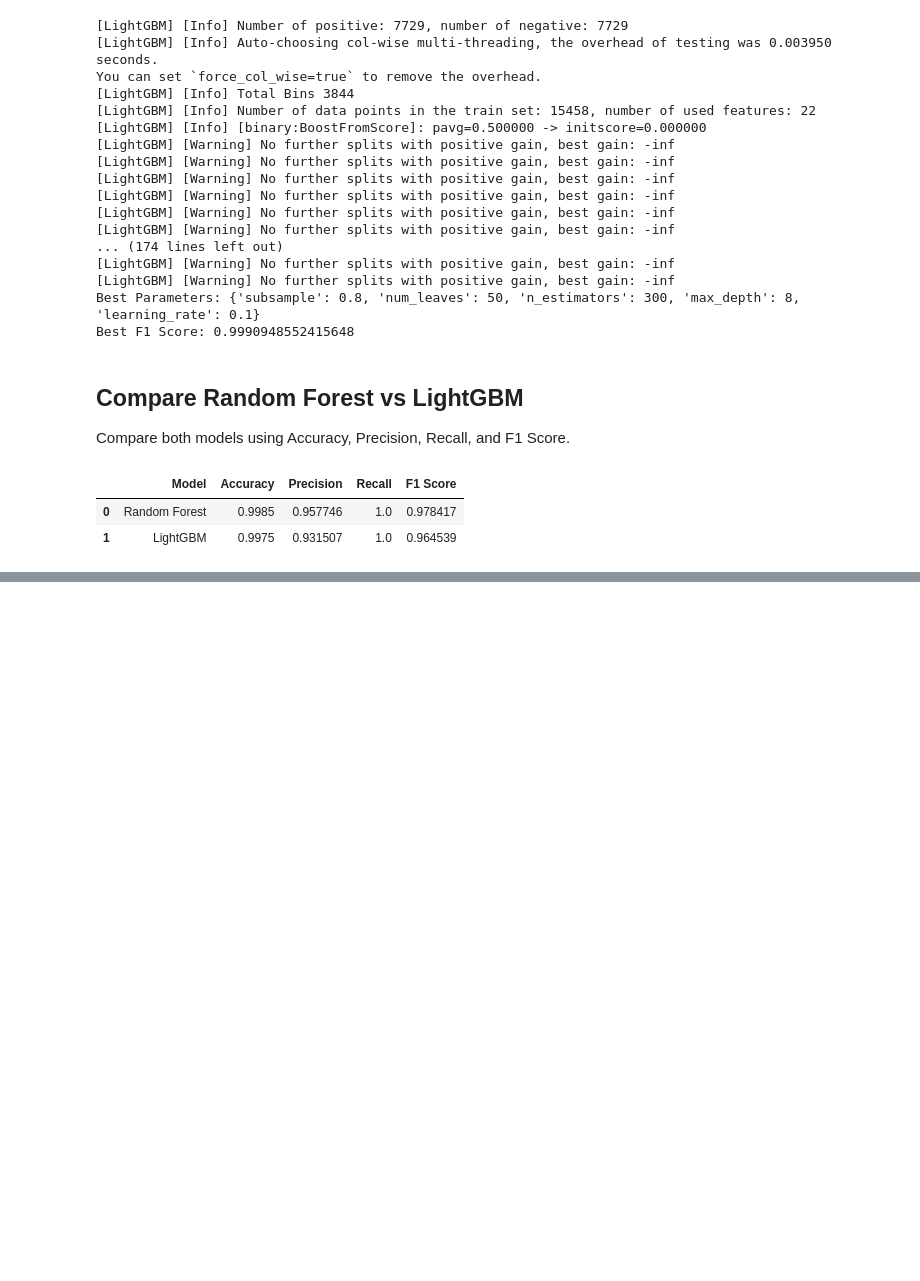
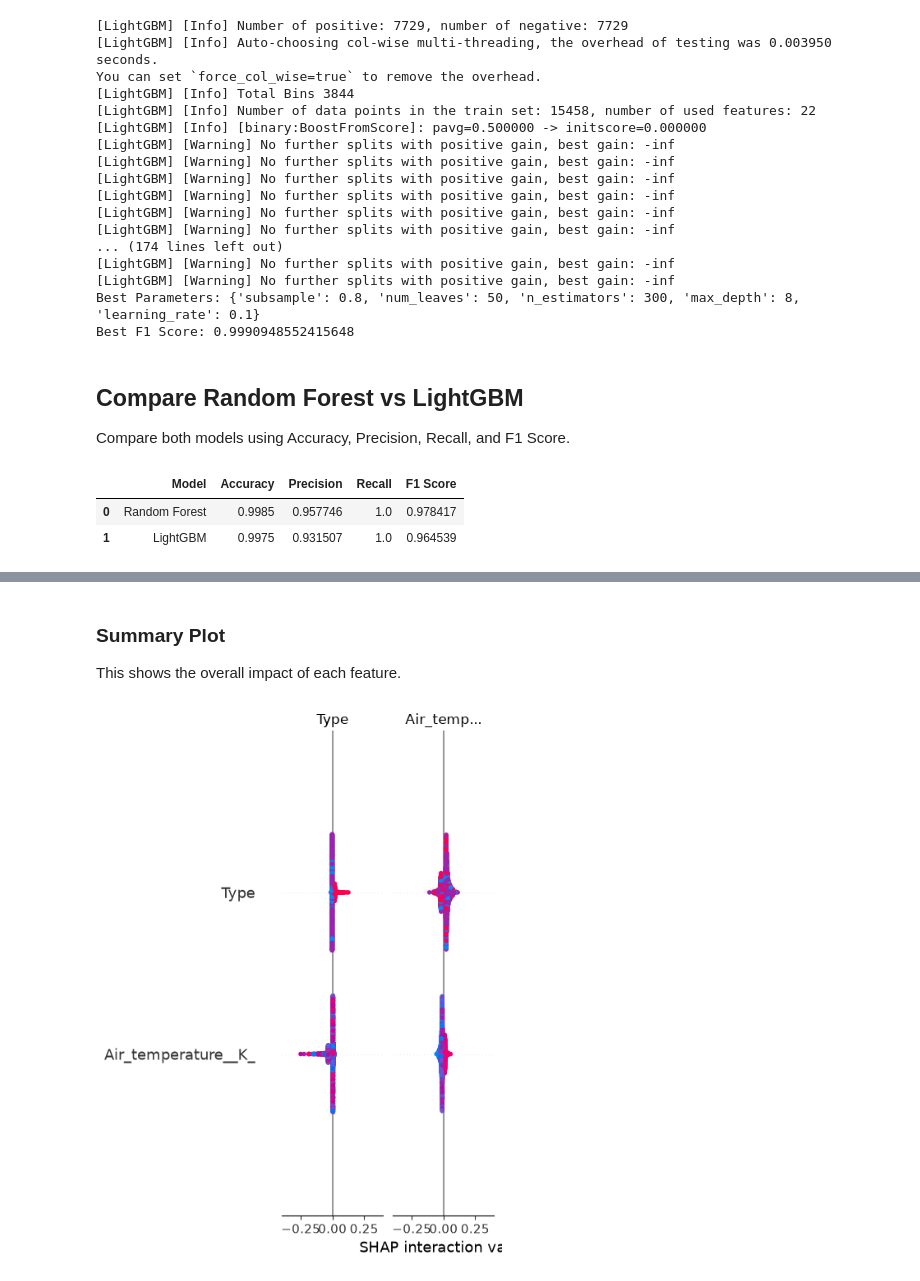
Before and after one commit to Anas-tp/DSML-project-, a Jupyter notebook: Notebooks/eda.ipynb, the cells around one changed output, grey strips where cells are left out. Cells and saved outputs as stored; diff of their text form; code cells hidden in the pictures; blank space fills up the shorter version.

Commit message:
Add SHAP explainability for Random Forest model

```diff
--- a/Notebooks/eda.ipynb
+++ b/Notebooks/eda.ipynb
@@ -764,0 +788,14 @@ comparison
+# %%
+# Create SHAP explainer
+explainer = shap.TreeExplainer(best_rf)
+
+# Calculate SHAP values
+shap_values = explainer.shap_values(X_test)
+# %% [markdown]
+### Summary Plot
+
+This shows the overall impact of each feature.
+# %%
+shap.summary_plot(shap_values, X_test)
+# %% [output]
+[figure, added]
```
Also changed, not shown: parts of 4 cells of this notebook.
